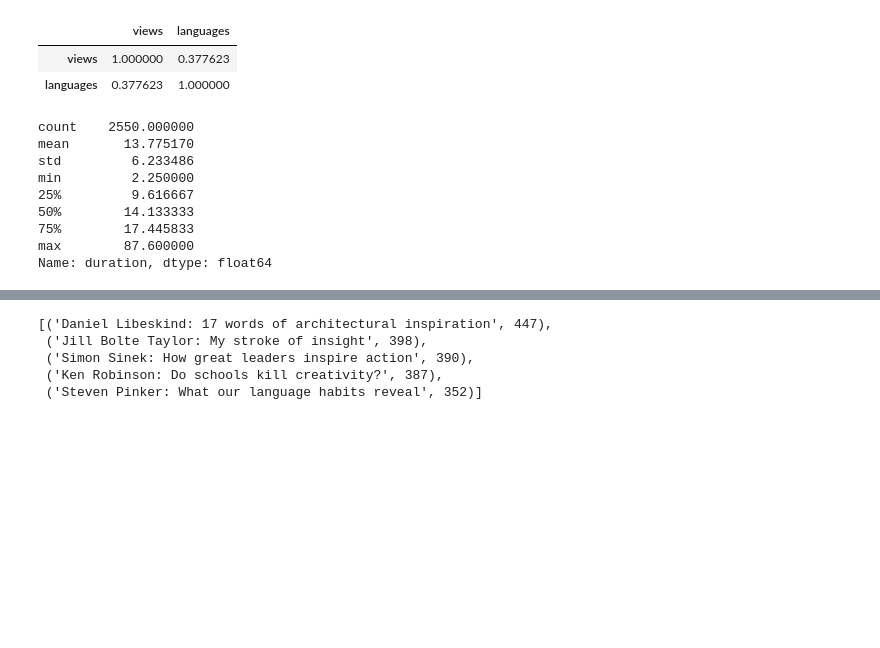
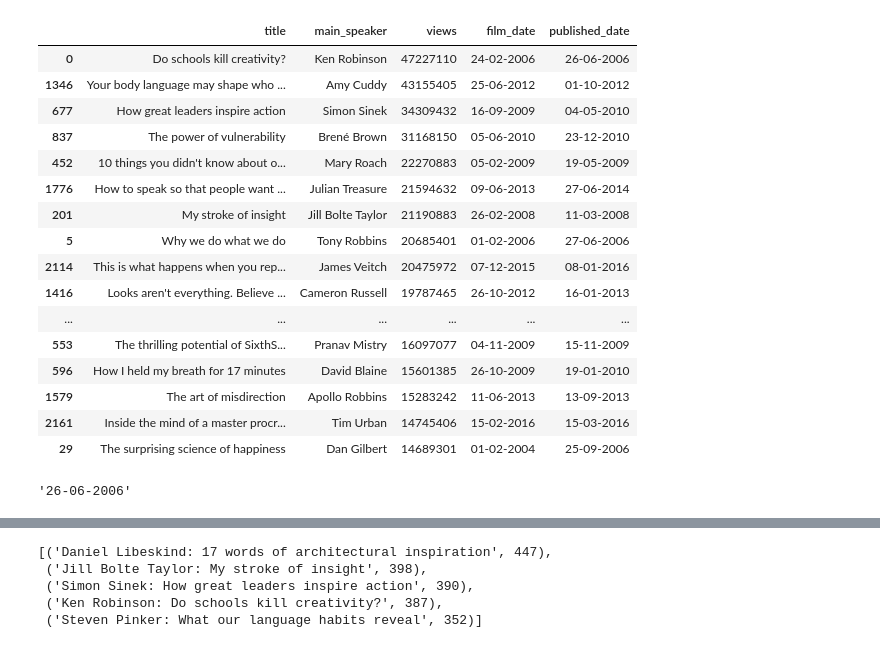
Before and after one commit to SummerHeUSA/TED-TALKS-ANAYSIS-Project2-, a Jupyter notebook: TED TALKS.ipynb, the cells around one changed output, grey strips where cells are left out. Drawn from its saved outputs; the diff is of its cells as text; code cells hidden in the pictures; blank space fills up the shorter version.

```diff
--- a/TED TALKS.ipynb
+++ b/TED TALKS.ipynb
@@ -341,26 +49,35 @@ df[df['languages'] == 0]
-# %%
-# if there has correlation between languages and views?
-df[['views','languages']].corr()
-
-# the coorlations between them is low.
-# %% [output]
-|  | views | languages |
-| views | 1.000000 | 0.377623 |
-| languages | 0.377623 | 1.000000 |
-# %%
-# Durationg analysis
-df['duration'] = df['duration']/60
-df['duration'].describe()
-
-# Observations:
-# the average length is 13.8 mins, the max is 87.6 mins and the shortest one is 2.25mins
-# %% [output]
-count    2550.000000
-mean       13.775170
-std         6.233486
-min         2.250000
-25%         9.616667
-50%        14.133333
-75%        17.445833
-max        87.600000
-Name: duration, dtype: float64
+# %%
+# Most Viewed Ted Talks of All Time
+
+most_viewd_talks = df[['title', 'main_speaker', 'views', 'film_date' , 'published_date']].sort_values('views', ascending=False)[:20]
+most_viewd_talks
+
+# Observations:
+
+# "Ken Robinson's" talk on "Do Schools Kill Creativity?" is the most popular TED Talk of all time with 47.2 million views.
+# There are only 2 talks have surpassed the 40 million mark and 4 talks that have crossed the 30 million mark.
+# %% [output]
+|  | title | main_speaker | views | film_date | published_date |
+| 0 | Do schools kill creativity? | Ken Robinson | 47227110 | 24-02-2006 | 26-06-2006 |
+| 1346 | Your body language may shape who ... | Amy Cuddy | 43155405 | 25-06-2012 | 01-10-2012 |
+| 677 | How great leaders inspire action | Simon Sinek | 34309432 | 16-09-2009 | 04-05-2010 |
+| 837 | The power of vulnerability | Brené Brown | 31168150 | 05-06-2010 | 23-12-2010 |
+| 452 | 10 things you didn't know about o... | Mary Roach | 22270883 | 05-02-2009 | 19-05-2009 |
+| 1776 | How to speak so that people want ... | Julian Treasure | 21594632 | 09-06-2013 | 27-06-2014 |
+| 201 | My stroke of insight | Jill Bolte Taylor | 21190883 | 26-02-2008 | 11-03-2008 |
+| 5 | Why we do what we do | Tony Robbins | 20685401 | 01-02-2006 | 27-06-2006 |
+| 2114 | This is what happens when you rep... | James Veitch | 20475972 | 07-12-2015 | 08-01-2016 |
+| 1416 | Looks aren't everything. Believe ... | Cameron Russell | 19787465 | 26-10-2012 | 16-01-2013 |
+| ... | ... | ... | ... | ... | ... |
+| 553 | The thrilling potential of SixthS... | Pranav Mistry | 16097077 | 04-11-2009 | 15-11-2009 |
+| 596 | How I held my breath for 17 minutes | David Blaine | 15601385 | 26-10-2009 | 19-01-2010 |
+| 1579 | The art of misdirection | Apollo Robbins | 15283242 | 11-06-2013 | 13-09-2013 |
+| 2161 | Inside the mind of a master procr... | Tim Urban | 14745406 | 15-02-2016 | 15-03-2016 |
+| 29 | The surprising science of happiness | Dan Gilbert | 14689301 | 01-02-2004 | 25-09-2006 |
+# %%
+df['published_date'][0]
+
+# This one is the earliest published TED Talks in this Dataset.
+# We find out that older TED Talks are also published in this date (26-06-2006)
+# %% [output]
+'26-06-2006'
```
Also changed, not shown: parts of 53 cells of this notebook.
